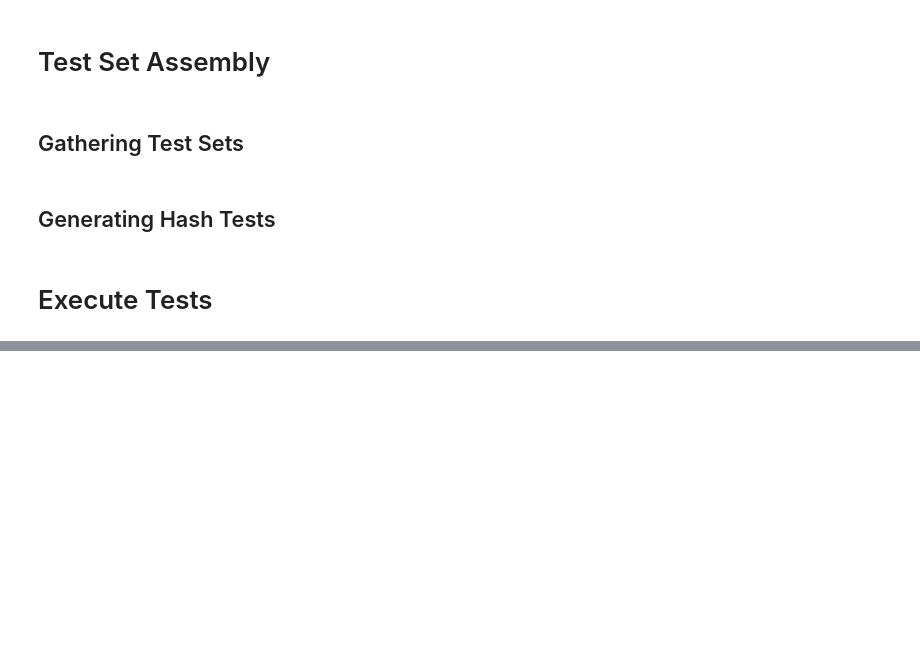
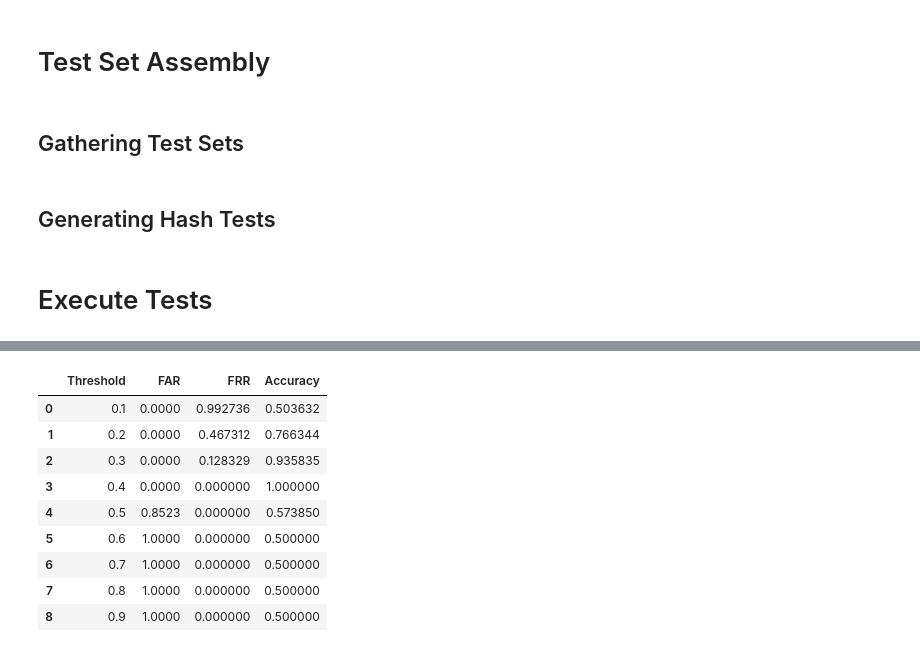
Before and after one commit to CPP-EEG-Authentication-Defense-Project/Authentication-Models, a Jupyter notebook: hash-based/biohash.ipynb, the cells around one changed output, grey strips where cells are left out. Drawn from its saved outputs; the diff is of its cells as text; code cells hidden in the pictures; blank space fills up the shorter version.

```diff
--- a/hash-based/biohash.ipynb
+++ b/hash-based/biohash.ipynb
@@ -408,0 +477,39 @@ test_results
+# %%
+gray_results_map = {}
+gray_encoder = feature_encoding.gray.GrayCodeBinaryEncoder(n=8, round_to_whole=True)
+codebook_normalization = normalization.NormalizationPipeline([
+    normalization.RescaleNormalizationStep(RESCALE_LOWER, RESCALE_UPPER),
+])
+gray_test_args = (
+    processed_template_data_map, processed_data_map,
+    subject_tokens_map, gray_encoder, codebook_normalization
+)
+for auth_threshold, hash_test_data in iter_hash_tests(*gray_test_args):
+    if auth_threshold not in gray_results_map:
+        gray_results_map[auth_threshold] = TestResultsSummary()
+    gray_results_map[auth_threshold] = TestResultsSummary.merge_summaries(
+        gray_results_map[auth_threshold],
+        run_hash_tests(hash_test_data)
+    )
+# %%
+gray_results = []
+for auth_threshold, result_summary in gray_results_map.items():
+    gray_results.append([
+        auth_threshold, result_summary.false_accept_rate,
+        result_summary.false_reject_rate, result_summary.accuracy
+    ])
+gray_df = pd.DataFrame(
+    gray_results, columns=['Threshold', 'FAR', 'FRR', 'Accuracy']
+)
+gray_df
+# %% [output]
+|  | Threshold | FAR | FRR | Accuracy |
+| 0 | 0.1 | 0.0000 | 0.992736 | 0.503632 |
+| 1 | 0.2 | 0.0000 | 0.467312 | 0.766344 |
+| 2 | 0.3 | 0.0000 | 0.128329 | 0.935835 |
+| 3 | 0.4 | 0.0000 | 0.000000 | 1.000000 |
+| 4 | 0.5 | 0.8523 | 0.000000 | 0.573850 |
+| 5 | 0.6 | 1.0000 | 0.000000 | 0.500000 |
+| 6 | 0.7 | 1.0000 | 0.000000 | 0.500000 |
+| 7 | 0.8 | 1.0000 | 0.000000 | 0.500000 |
+| 8 | 0.9 | 1.0000 | 0.000000 | 0.500000 |
```
Also changed, not shown: parts of 20 cells of this notebook, 1 other file.
